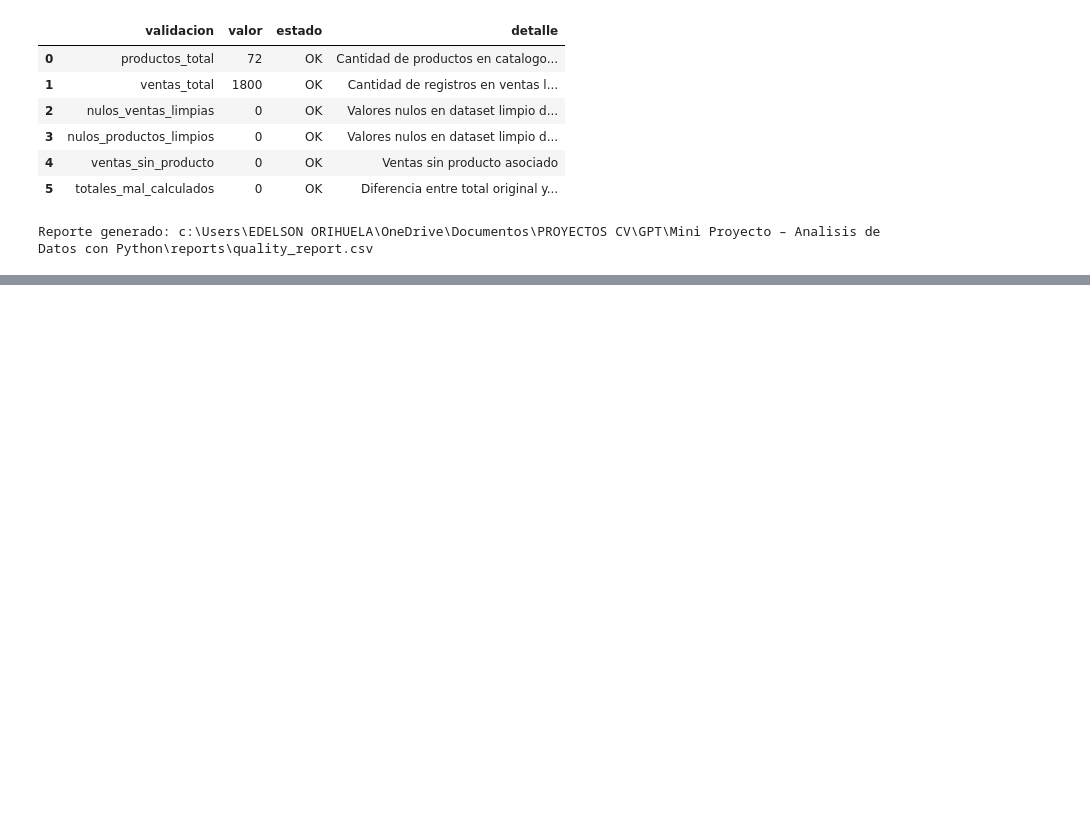
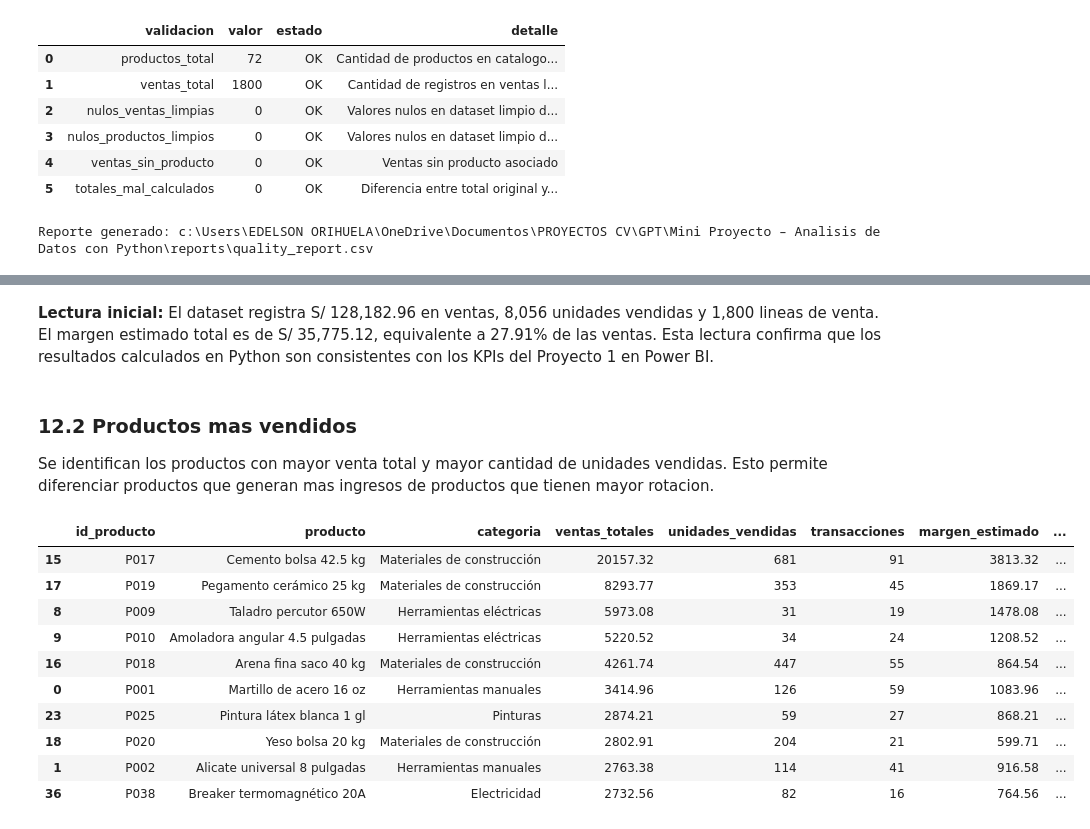
Before and after one commit to OJ-Edelsonn/mini-proyecto-analisis-datos-python, a Jupyter notebook: notebooks/analisis_datos_ferreteria.ipynb, the cells around one changed output, grey strips where cells are left out. Cells and saved outputs as stored; diff of their text form; code cells hidden in the pictures; blank space fills up the shorter version.

```diff
--- a/notebooks/analisis_datos_ferreteria.ipynb
+++ b/notebooks/analisis_datos_ferreteria.ipynb
@@ -453,0 +533,38 @@ Reporte generado: c:\Users\EDELSON ORIHUELA\OneDrive\Documentos\PROYECTOS CV\GPT
+# %% [markdown]
+**Lectura inicial:** El dataset registra S/ 128,182.96 en ventas, 8,056 unidades vendidas y 1,800 lineas de venta. El margen estimado total es de S/ 35,775.12, equivalente a 27.91% de las ventas. Esta lectura confirma que los resultados calculados en Python son consistentes con los KPIs del Proyecto 1 en Power BI.
+# %% [markdown]
+### 12.2 Productos mas vendidos
+
+Se identifican los productos con mayor venta total y mayor cantidad de unidades vendidas. Esto permite diferenciar productos que generan mas ingresos de productos que tienen mayor rotacion.
+# %%
+ranking_productos = (
+    ventas_limpias
+    .groupby(["id_producto", "producto", "categoria"], as_index=False)
+    .agg(
+        ventas_totales=("total", "sum"),
+        unidades_vendidas=("cantidad", "sum"),
+        transacciones=("producto", "count"),
+        margen_estimado=("margen_estimado", "sum"),
+        precio_promedio=("precio_unitario", "mean"),
+    )
+)
+
+ranking_productos["margen_pct"] = (
+    ranking_productos["margen_estimado"] / ranking_productos["ventas_totales"]
+).round(4)
+
+ranking_productos = ranking_productos.sort_values("ventas_totales", ascending=False)
+
+ranking_productos.head(10)
+# %% [output]
+|  | id_producto | producto | categoria | ventas_totales | unidades_vendidas | transacciones | margen_estimado | ... |
+| 15 | P017 | Cemento bolsa 42.5 kg | Materiales de construcción | 20157.32 | 681 | 91 | 3813.32 | ... |
+| 17 | P019 | Pegamento cerámico 25 kg | Materiales de construcción | 8293.77 | 353 | 45 | 1869.17 | ... |
+| 8 | P009 | Taladro percutor 650W | Herramientas eléctricas | 5973.08 | 31 | 19 | 1478.08 | ... |
+| 9 | P010 | Amoladora angular 4.5 pulgadas | Herramientas eléctricas | 5220.52 | 34 | 24 | 1208.52 | ... |
+| 16 | P018 | Arena fina saco 40 kg | Materiales de construcción | 4261.74 | 447 | 55 | 864.54 | ... |
+| 0 | P001 | Martillo de acero 16 oz | Herramientas manuales | 3414.96 | 126 | 59 | 1083.96 | ... |
+| 23 | P025 | Pintura látex blanca 1 gl | Pinturas | 2874.21 | 59 | 27 | 868.21 | ... |
+| 18 | P020 | Yeso bolsa 20 kg | Materiales de construcción | 2802.91 | 204 | 21 | 599.71 | ... |
+| 1 | P002 | Alicate universal 8 pulgadas | Herramientas manuales | 2763.38 | 114 | 41 | 916.58 | ... |
+| 36 | P038 | Breaker termomagnético 20A | Electricidad | 2732.56 | 82 | 16 | 764.56 | ... |
```
Also changed, not shown: parts of 20 cells of this notebook, 4 other files.
